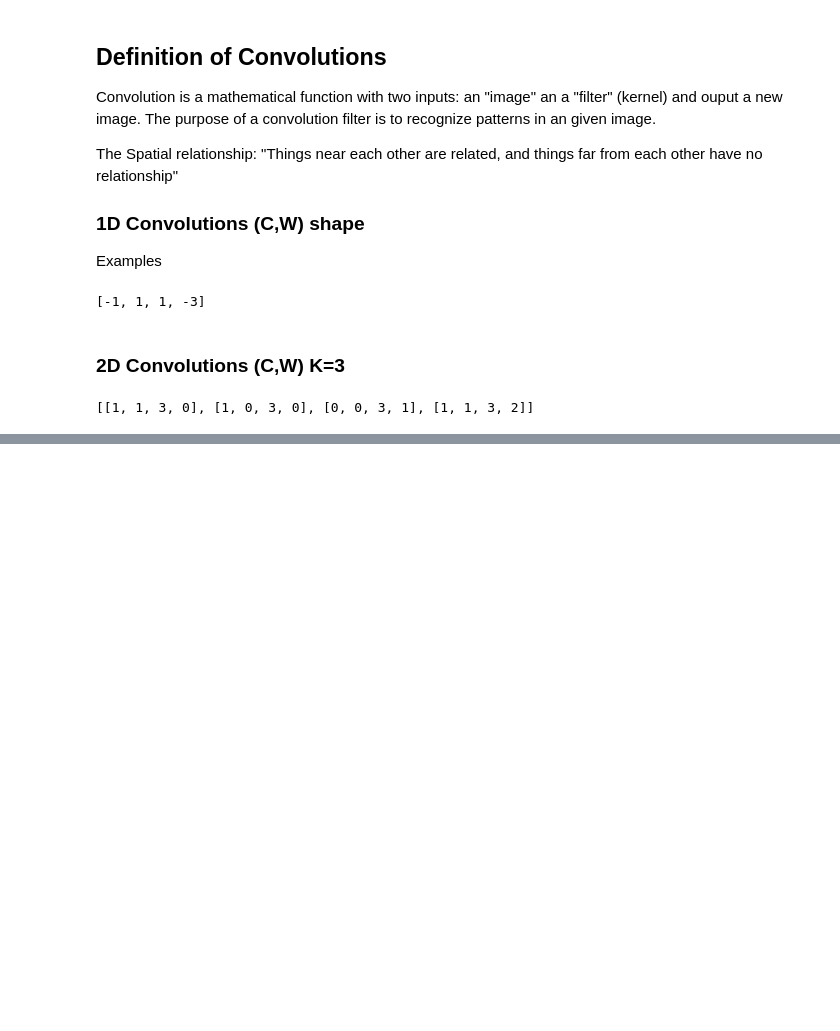
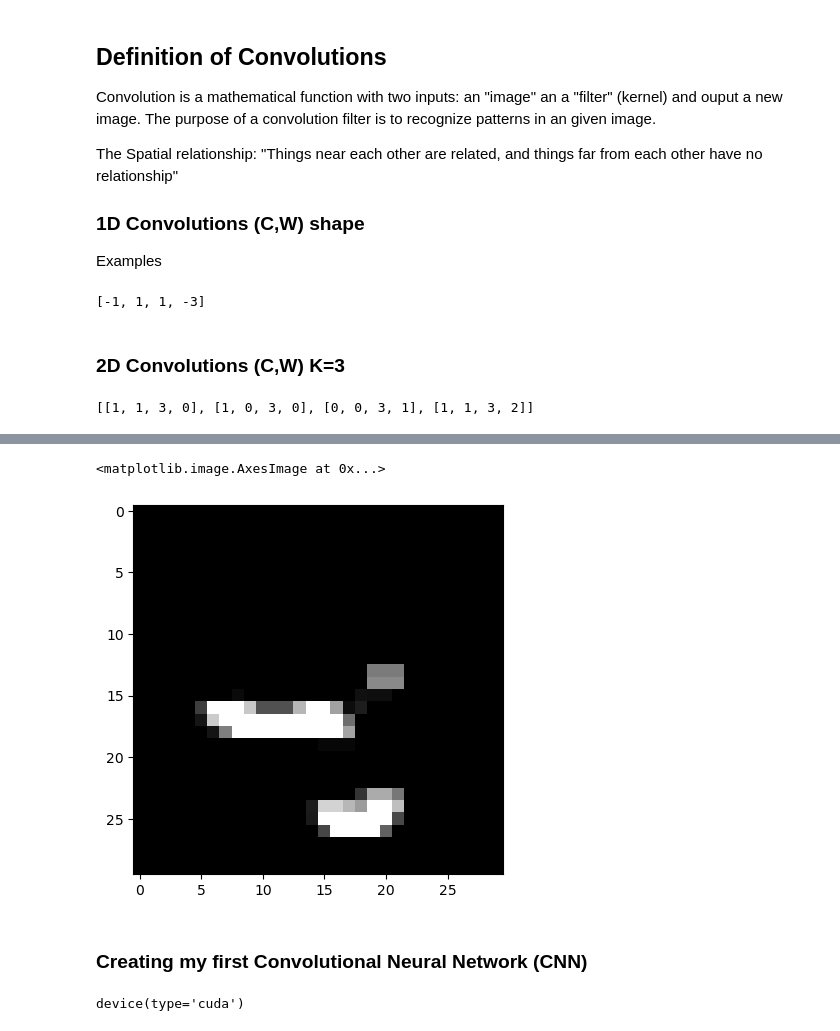
Before and after one commit to Efrazar/Bio-AI-foundations, a Jupyter notebook: Inside_Deep_Learning/03_Convolutional_Neuroal_Networks.ipynb, the cells around one changed output, grey strips where cells are left out. Cells and saved outputs as stored; diff of their text form; code cells hidden in the pictures; blank space fills up the shorter version.

Commit message:
First CNN

```diff
--- a/Inside_Deep_Learning/03_Convolutional_Neuroal_Networks.ipynb
+++ b/Inside_Deep_Learning/03_Convolutional_Neuroal_Networks.ipynb
@@ -130,0 +163,13 @@ output
+# %%
+# applying a 3x3 kernel to find horizontal edges
+h_edge_filter = np.asarray([[-1,-1,-1],
+                            [ 0, 0, 0],
+                            [ 1, 1, 1]])
+
+h_edge_image =  convolve(img, h_edge_filter)
+plt.imshow(h_edge_image, vmin=0, vmax=1, cmap='gray')
+# %% [output]
+<matplotlib.image.AxesImage at 0x...>
+[figure, added]
+# %% [markdown]
+### Creating my first Convolutional Neural Network (CNN)
@@ -130,0 +182,4 @@ output
+# %%
+device
+# %% [output]
+device(type='cuda')
```
Also changed, not shown: parts of 11 cells of this notebook.
